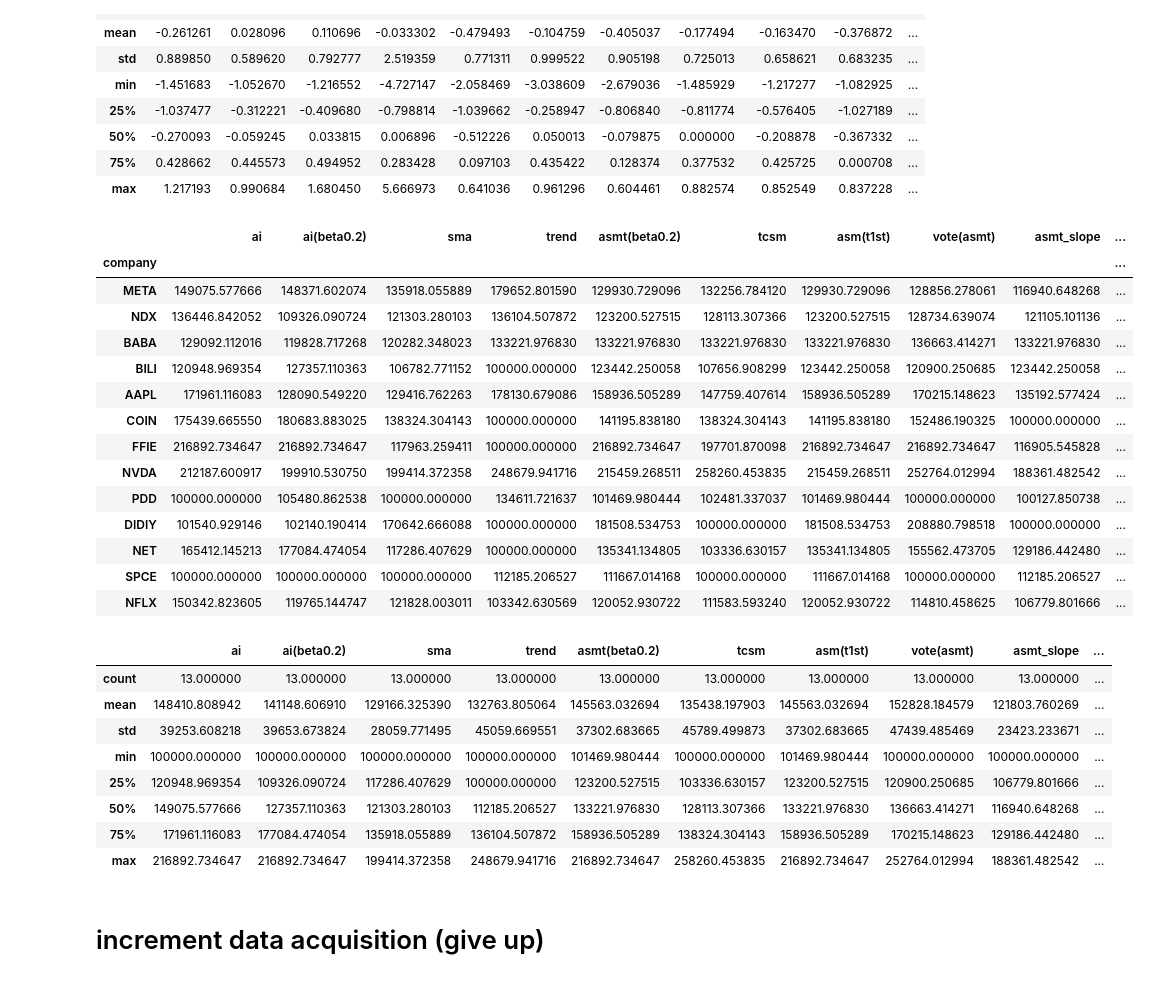
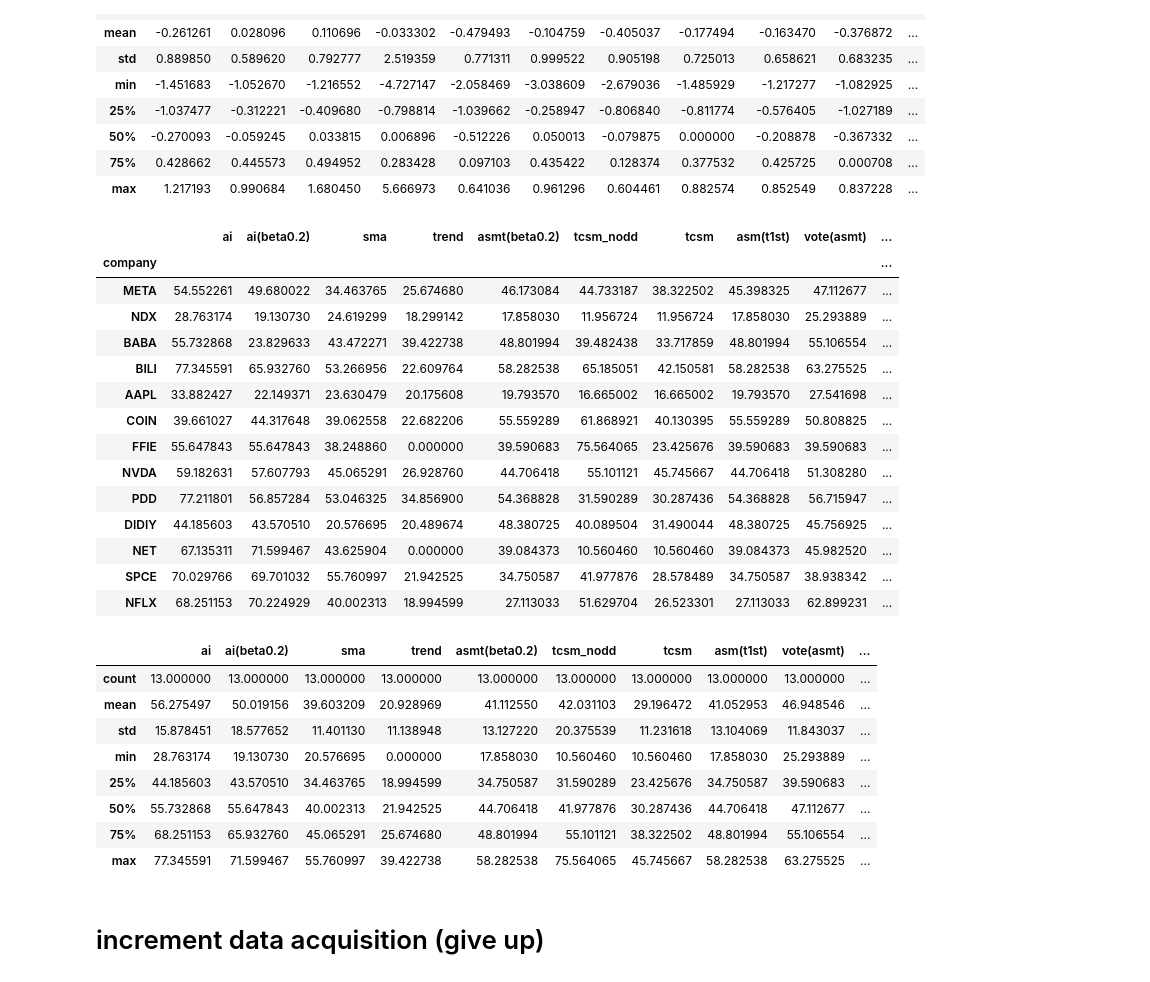
Before and after one commit to Lezcool/QT, a Jupyter notebook: code/debug.ipynb, the cells around one changed output. Saved outputs shown, nothing was run; the diff lists cells and outputs as text; code cells hidden in the pictures.

```diff
--- a/code/debug.ipynb
+++ b/code/debug.ipynb
@@ -846,53 +846,56 @@ display(result_df.describe())
 # %%
 import pandas as pd
 ai_dd = pd.read_csv('/home/lez/Documents/QT/QT/results/drawdown/ai/ai_results.csv',index_col='company')
 ai2_dd = pd.read_csv('/home/lez/Documents/QT/QT/results/drawdown/ai(beta0.2)/ai_results.csv',index_col='company')
 sma_df = pd.read_csv('/home/lez/Documents/QT/QT/results/drawdown/sma/sma_results.csv',index_col='company')
 trend_dd = pd.read_csv('/home/lez/Documents/QT/QT/results/drawdown/trend/trend_results.csv',index_col='company')
 vote_asmt_dd = pd.read_csv('/home/lez/Documents/QT/QT/results/drawdown/vote(asmt)/vote_results.csv',index_col='company')
 vote_asmtt_dd = pd.read_csv('/home/lez/Documents/QT/QT/results/drawdown/vote(asmtt)/vote_results.csv',index_col='company')
 asmt_beta02 = pd.read_csv('/home/lez/Documents/QT/QT/results/drawdown/asmt(beta0.2)/vote_results.csv',index_col='company')
 asmtt_beta02 = pd.read_csv('/home/lez/Documents/QT/QT/results/drawdown/asmtt(beta0.2)/vote_results.csv',index_col='company')
 asmt_bs = pd.read_csv('/home/lez/Documents/QT/QT/results/drawdown/asmt(beta0.2+sell1st)/vote_results.csv',index_col='company')
 asmt_slope = pd.read_csv('/home/lez/Documents/QT/QT/results/drawdown/asmt(slope)/vote_results.csv',index_col='company')
 asm_t = pd.read_csv('/home/lez/Documents/QT/QT/results/drawdown/asmt(t1st)/vote_results.csv',index_col='company')
 tcsm = pd.read_csv('/home/lez/Documents/QT/QT/results/drawdown/vote(tcsm)/vote_results.csv',index_col='company')
-name_list = ['ai','ai(beta0.2)','sma','trend','asmt(beta0.2)','tcsm','asm(t1st)','vote(asmt)','asmt_slope','asmt_bs','vote(asmtt)','asmtt(beta0.2)']
+tcsm_nodd = pd.read_csv('/home/lez/Documents/QT/QT/results/vote(tcsm)/vote_results.csv',index_col='company')
+
+name_list = ['ai','ai(beta0.2)','sma','trend','asmt(beta0.2)','tcsm_nodd','tcsm','asm(t1st)','vote(asmt)','asmt_slope','asmt_bs','vote(asmtt)','asmtt(beta0.2)']
+
 # result_df = pd.DataFrame()
-for idx,df in enumerate([ai_dd,ai2_dd,sma_df,trend_dd,asmt_beta02,tcsm,asm_t,vote_asmt_dd,asmt_slope,asmt_bs,vote_asmtt_dd,asmtt_beta02]):
-    tmp = df[['highest']]
+for idx,df in enumerate([ai_dd,ai2_dd,sma_df,trend_dd,asmt_beta02,tcsm_nodd,tcsm,asm_t,vote_asmt_dd,asmt_slope,asmt_bs,vote_asmtt_dd,asmtt_beta02]):
+    tmp = df[['max_drawndown']]
     tmp.columns = [name_list[idx]]
     if idx == 0:
         result_df = tmp
     else:
         result_df = pd.concat([result_df,tmp],axis=1)
 display(result_df)
 display(result_df.describe())
 # %% [output]
-|  | ai | ai(beta0.2) | sma | trend | asmt(beta0.2) | tcsm | asm(t1st) | vote(asmt) | asmt_slope | ... |
+|  | ai | ai(beta0.2) | sma | trend | asmt(beta0.2) | tcsm_nodd | tcsm | asm(t1st) | vote(asmt) | ... |
 | company |  |  |  |  |  |  |  |  |  | ... |
-| META | 149075.577666 | 148371.602074 | 135918.055889 | 179652.801590 | 129930.729096 | 132256.784120 | 129930.729096 | 128856.278061 | 116940.648268 | ... |
-| NDX | 136446.842052 | 109326.090724 | 121303.280103 | 136104.507872 | 123200.527515 | 128113.307366 | 123200.527515 | 128734.639074 | 121105.101136 | ... |
-| BABA | 129092.112016 | 119828.717268 | 120282.348023 | 133221.976830 | 133221.976830 | 133221.976830 | 133221.976830 | 136663.414271 | 133221.976830 | ... |
-| BILI | 120948.969354 | 127357.110363 | 106782.771152 | 100000.000000 | 123442.250058 | 107656.908299 | 123442.250058 | 120900.250685 | 123442.250058 | ... |
-| AAPL | 171961.116083 | 128090.549220 | 129416.762263 | 178130.679086 | 158936.505289 | 147759.407614 | 158936.505289 | 170215.148623 | 135192.577424 | ... |
-| COIN | 175439.665550 | 180683.883025 | 138324.304143 | 100000.000000 | 141195.838180 | 138324.304143 | 141195.838180 | 152486.190325 | 100000.000000 | ... |
-| FFIE | 216892.734647 | 216892.734647 | 117963.259411 | 100000.000000 | 216892.734647 | 197701.870098 | 216892.734647 | 216892.734647 | 116905.545828 | ... |
-| NVDA | 212187.600917 | 199910.530750 | 199414.372358 | 248679.941716 | 215459.268511 | 258260.453835 | 215459.268511 | 252764.012994 | 188361.482542 | ... |
-| PDD | 100000.000000 | 105480.862538 | 100000.000000 | 134611.721637 | 101469.980444 | 102481.337037 | 101469.980444 | 100000.000000 | 100127.850738 | ... |
-| DIDIY | 101540.929146 | 102140.190414 | 170642.666088 | 100000.000000 | 181508.534753 | 100000.000000 | 181508.534753 | 208880.798518 | 100000.000000 | ... |
-| NET | 165412.145213 | 177084.474054 | 117286.407629 | 100000.000000 | 135341.134805 | 103336.630157 | 135341.134805 | 155562.473705 | 129186.442480 | ... |
-| SPCE | 100000.000000 | 100000.000000 | 100000.000000 | 112185.206527 | 111667.014168 | 100000.000000 | 111667.014168 | 100000.000000 | 112185.206527 | ... |
-| NFLX | 150342.823605 | 119765.144747 | 121828.003011 | 103342.630569 | 120052.930722 | 111583.593240 | 120052.930722 | 114810.458625 | 106779.801666 | ... |
+| META | 54.552261 | 49.680022 | 34.463765 | 25.674680 | 46.173084 | 44.733187 | 38.322502 | 45.398325 | 47.112677 | ... |
+| NDX | 28.763174 | 19.130730 | 24.619299 | 18.299142 | 17.858030 | 11.956724 | 11.956724 | 17.858030 | 25.293889 | ... |
+| BABA | 55.732868 | 23.829633 | 43.472271 | 39.422738 | 48.801994 | 39.482438 | 33.717859 | 48.801994 | 55.106554 | ... |
+| BILI | 77.345591 | 65.932760 | 53.266956 | 22.609764 | 58.282538 | 65.185051 | 42.150581 | 58.282538 | 63.275525 | ... |
+| AAPL | 33.882427 | 22.149371 | 23.630479 | 20.175608 | 19.793570 | 16.665002 | 16.665002 | 19.793570 | 27.541698 | ... |
+| COIN | 39.661027 | 44.317648 | 39.062558 | 22.682206 | 55.559289 | 61.868921 | 40.130395 | 55.559289 | 50.808825 | ... |
+| FFIE | 55.647843 | 55.647843 | 38.248860 | 0.000000 | 39.590683 | 75.564065 | 23.425676 | 39.590683 | 39.590683 | ... |
+| NVDA | 59.182631 | 57.607793 | 45.065291 | 26.928760 | 44.706418 | 55.101121 | 45.745667 | 44.706418 | 51.308280 | ... |
+| PDD | 77.211801 | 56.857284 | 53.046325 | 34.856900 | 54.368828 | 31.590289 | 30.287436 | 54.368828 | 56.715947 | ... |
+| DIDIY | 44.185603 | 43.570510 | 20.576695 | 20.489674 | 48.380725 | 40.089504 | 31.490044 | 48.380725 | 45.756925 | ... |
+| NET | 67.135311 | 71.599467 | 43.625904 | 0.000000 | 39.084373 | 10.560460 | 10.560460 | 39.084373 | 45.982520 | ... |
+| SPCE | 70.029766 | 69.701032 | 55.760997 | 21.942525 | 34.750587 | 41.977876 | 28.578489 | 34.750587 | 38.938342 | ... |
+| NFLX | 68.251153 | 70.224929 | 40.002313 | 18.994599 | 27.113033 | 51.629704 | 26.523301 | 27.113033 | 62.899231 | ... |
-|  | ai | ai(beta0.2) | sma | trend | asmt(beta0.2) | tcsm | asm(t1st) | vote(asmt) | asmt_slope | ... |
+|  | ai | ai(beta0.2) | sma | trend | asmt(beta0.2) | tcsm_nodd | tcsm | asm(t1st) | vote(asmt) | ... |
 | count | 13.000000 | 13.000000 | 13.000000 | 13.000000 | 13.000000 | 13.000000 | 13.000000 | 13.000000 | 13.000000 | ... |
-| mean | 148410.808942 | 141148.606910 | 129166.325390 | 132763.805064 | 145563.032694 | 135438.197903 | 145563.032694 | 152828.184579 | 121803.760269 | ... |
-| std | 39253.608218 | 39653.673824 | 28059.771495 | 45059.669551 | 37302.683665 | 45789.499873 | 37302.683665 | 47439.485469 | 23423.233671 | ... |
-| min | 100000.000000 | 100000.000000 | 100000.000000 | 100000.000000 | 101469.980444 | 100000.000000 | 101469.980444 | 100000.000000 | 100000.000000 | ... |
-| 25% | 120948.969354 | 109326.090724 | 117286.407629 | 100000.000000 | 123200.527515 | 103336.630157 | 123200.527515 | 120900.250685 | 106779.801666 | ... |
-| 50% | 149075.577666 | 127357.110363 | 121303.280103 | 112185.206527 | 133221.976830 | 128113.307366 | 133221.976830 | 136663.414271 | 116940.648268 | ... |
-| 75% | 171961.116083 | 177084.474054 | 135918.055889 | 136104.507872 | 158936.505289 | 138324.304143 | 158936.505289 | 170215.148623 | 129186.442480 | ... |
-| max | 216892.734647 | 216892.734647 | 199414.372358 | 248679.941716 | 216892.734647 | 258260.453835 | 216892.734647 | 252764.012994 | 188361.482542 | ... |
+| mean | 56.275497 | 50.019156 | 39.603209 | 20.928969 | 41.112550 | 42.031103 | 29.196472 | 41.052953 | 46.948546 | ... |
+| std | 15.878451 | 18.577652 | 11.401130 | 11.138948 | 13.127220 | 20.375539 | 11.231618 | 13.104069 | 11.843037 | ... |
+| min | 28.763174 | 19.130730 | 20.576695 | 0.000000 | 17.858030 | 10.560460 | 10.560460 | 17.858030 | 25.293889 | ... |
+| 25% | 44.185603 | 43.570510 | 34.463765 | 18.994599 | 34.750587 | 31.590289 | 23.425676 | 34.750587 | 39.590683 | ... |
+| 50% | 55.732868 | 55.647843 | 40.002313 | 21.942525 | 44.706418 | 41.977876 | 30.287436 | 44.706418 | 47.112677 | ... |
+| 75% | 68.251153 | 65.932760 | 45.065291 | 25.674680 | 48.801994 | 55.101121 | 38.322502 | 48.801994 | 55.106554 | ... |
+| max | 77.345591 | 71.599467 | 55.760997 | 39.422738 | 58.282538 | 75.564065 | 45.745667 | 58.282538 | 63.275525 | ... |
 # %% [markdown]
 # increment data acquisition (give up)
 # %%
```
Also changed, not shown: 2 other files.
